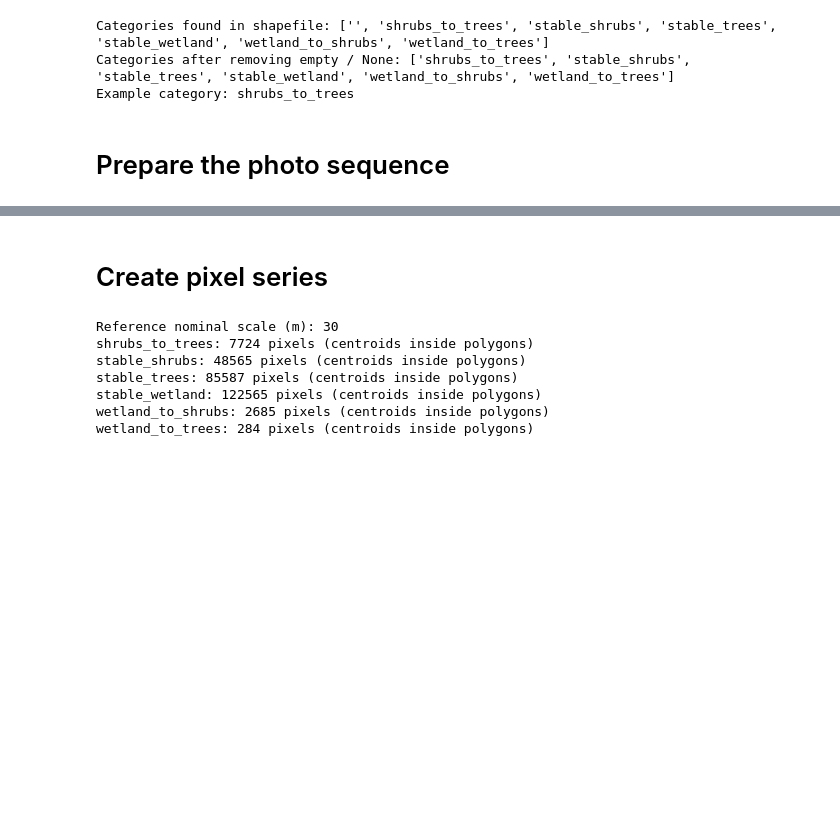
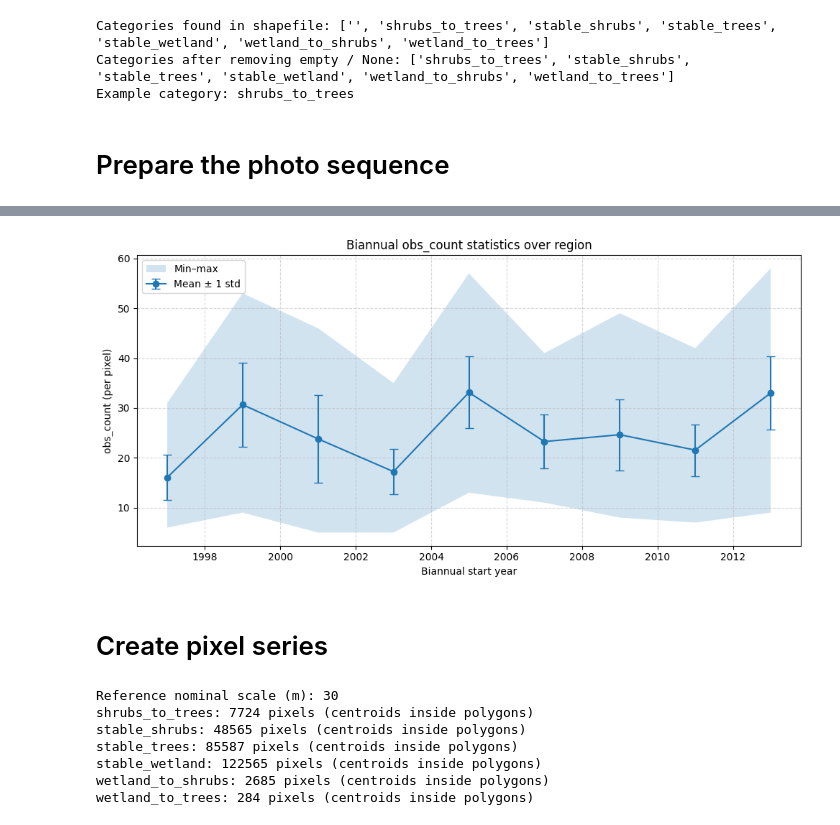
Before and after one commit to jjkiljanski/biebrza-shrub-encroachment-analysis, a Jupyter notebook: gee_data_preparation.ipynb, the cells around one changed output, grey strips where cells are left out. Saved outputs shown, nothing was run; the diff lists cells and outputs as text; code cells hidden in the pictures; blank space fills up the shorter version.

```diff
--- a/gee_data_preparation.ipynb
+++ b/gee_data_preparation.ipynb
@@ -241,7 +245,7 @@ landsat = lt5.merge(le7).merge(lc8).merge(lc9)
 # Add NDMI & NBR to each image, and keep only NDMI, NBR, NIR for analysis
 landsat = (landsat
            .map(add_indices)
-           .select(['NDMI', 'NBR', 'NIR']))
+           .select(['NDMI', 'NBR', 'NIR', 'NDVI', 'SWIR1', 'SWIR2']))
 # %%
 #-------------------------------------------------
 # annual composite with per-pixel obs_count
@@ -400,0 +431,8 @@ for y in biannual_start_years:
+# %%
+# List of asset IDs
+asset_ids = [f'{ASSET_PREFIX}{y}_{y+1}' for y in biannual_start_years]
+
+# List of ee.Image objects
+biannual_images = [ee.Image(asset_id) for asset_id in asset_ids]
+
+print('Number of loaded images:', len(biannual_images))
@@ -401 +515,30 @@ for y in biannual_start_years:
+# %%
+def load_exported_biannual_assets(asset_folder_prefix):
+    """
+    asset_folder_prefix: string
+        Example: 'projects/biebrza-encroachment-analysis/assets/image_composites/'
+
+    Returns:
+        list of ee.Image for all assets currently present under that path.
+    """
+
+    # Query Earth Engine for all assets under this folder
+    listing = ee.data.listAssets({'parent': asset_folder_prefix})
+
+    # listing['assets'] is a list of dicts, each with 'name', 'type', etc.
+    images = []
+    for a in listing.get('assets', []):
+        if a['type'] == 'IMAGE':
+            images.append(ee.Image(a['name']))   # 'name' is the full asset ID
+
+    return images
+# %%
+ASSET_FOLDER = 'projects/biebrza-encroachment-analysis/assets/image_composites'
+
+biannual_images = load_exported_biannual_assets(ASSET_FOLDER)
+# %%
+# Plot stats of the image series
+df_stats = plot_biannual_obs_stats(biannual_images)
+# %% [output]
+[figure, added]
 # %%
```
Also changed, not shown: parts of 15 cells of this notebook.
